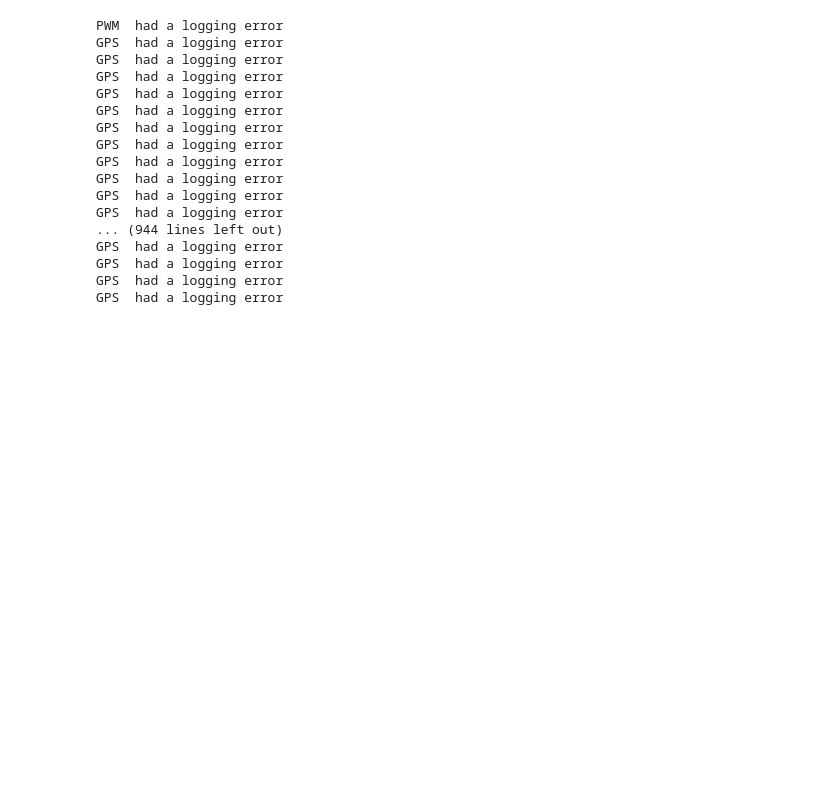
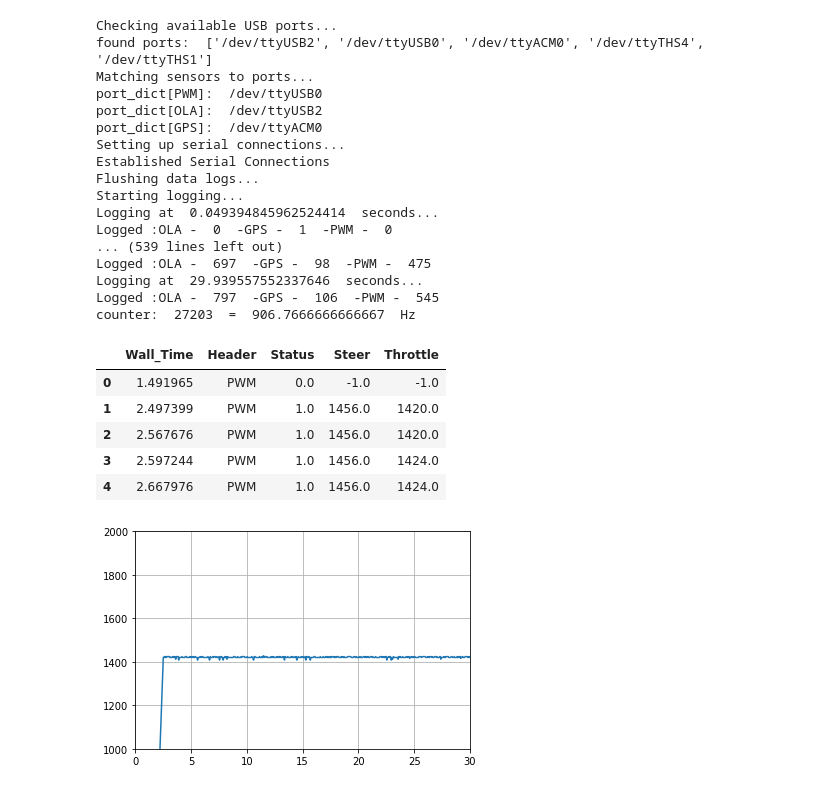
Before and after one commit to smithan7/not-so-dumb-rc-car, a Jupyter notebook: AutonomousCar/code/read_gps_and_aol.ipynb, the cells around one changed output. Cells and saved outputs as stored; diff of their text form; code cells hidden in the pictures; blank space fills up the shorter version.

Commit message:
saving test data from first drive

```diff
--- a/AutonomousCar/code/read_gps_and_aol.ipynb
+++ b/AutonomousCar/code/read_gps_and_aol.ipynb
@@ -359,15 +332,24 @@ b''
 # %%
-ola_log = Serial_Interface("OLA", ola_cols, ola_types, ola_proc_string, s_port='/dev/ttyUSB0')
-gps_log = Serial_Interface("GPS", gps_cols, gps_types, gps_proc_string, s_port='/dev/ttyACM1')
-pwm_log = Serial_Interface("PWM", pwm_cols, pwm_types, pwm_proc_string, s_port='/dev/ttyACM0')
+print("Checking available USB ports...")
+ports = get_serial_ports()
+print("found ports: ", ports)
+print("Matching sensors to ports...")
+port_dict = match_ports(ports)
 
+print("Setting up serial connections...")
+ola_log = Serial_Interface("OLA", ola_cols, ola_types, ola_proc_string, port_dict)
+gps_log = Serial_Interface("GPS", gps_cols, gps_types, gps_proc_string, port_dict)
+pwm_log = Serial_Interface("PWM", pwm_cols, pwm_types, pwm_proc_string, port_dict)
+print("Established Serial Connections")
+
+print("Flushing data logs...")
 ola_log.flush_logs()
 gps_log.flush_logs()
 pwm_log.flush_logs()
 
-
+print("Starting logging...")
 start = time.time()
-max_time = 20.0
+max_time = 300.0
 c_time = 0.0
 cnt = 0
 while c_time < max_time:
@@ -376,6 +358,9 @@ while c_time < max_time:
     ola_log.check_and_log(c_time)
     gps_log.check_and_log(c_time)
     pwm_log.check_and_log(c_time)
+    if cnt % 100 == 0:
+        print("Logging at ", c_time, " seconds...")
+        print("Logged :OLA - ", len(ola_log.df), " -GPS - ", len(gps_log.df), " -PWM - ", len(pwm_log.df))
 
 print("counter: ", cnt, " = ", cnt / max_time, " Hz")
 
@@ -383,20 +368,34 @@ ola_log.close_and_save()
 gps_log.close_and_save()
 pwm_log.close_and_save()
 # %% [output]
-PWM  had a logging error
-GPS  had a logging error
-GPS  had a logging error
-GPS  had a logging error
-GPS  had a logging error
-GPS  had a logging error
-GPS  had a logging error
-GPS  had a logging error
-GPS  had a logging error
-GPS  had a logging error
-GPS  had a logging error
-GPS  had a logging error
-... (944 lines left out)
-GPS  had a logging error
-GPS  had a logging error
-GPS  had a logging error
-GPS  had a logging error
+Checking available USB ports...
+found ports:  ['/dev/ttyUSB2', '/dev/ttyUSB0', '/dev/ttyACM0', '/dev/ttyTHS4', '/dev/ttyTHS1']
+Matching sensors to ports...
+port_dict[PWM]:  /dev/ttyUSB0
+port_dict[OLA]:  /dev/ttyUSB2
+port_dict[GPS]:  /dev/ttyACM0
+Setting up serial connections...
+Established Serial Connections
+Flushing data logs...
+Starting logging...
+Logging at  0.049394845962524414  seconds...
+Logged :OLA -  0  -GPS -  1  -PWM -  0
+... (539 lines left out)
+Logged :OLA -  697  -GPS -  98  -PWM -  475
+Logging at  29.939557552337646  seconds...
+Logged :OLA -  797  -GPS -  106  -PWM -  545
+counter:  27203  =  906.7666666666667  Hz
+# %%
+display(pwm_log.df.head())
+plt.plot(pwm_log.df['Wall_Time'], pwm_log.df['Throttle'])
+plt.grid()
+plt.axis([0, pwm_log.df['Wall_Time'].max(), 1000, 2000])
+plt.show()
+# %% [output]
+|  | Wall_Time | Header | Status | Steer | Throttle |
+| 0 | 1.491965 | PWM | 0.0 | -1.0 | -1.0 |
+| 1 | 2.497399 | PWM | 1.0 | 1456.0 | 1420.0 |
+| 2 | 2.567676 | PWM | 1.0 | 1456.0 | 1420.0 |
+| 3 | 2.597244 | PWM | 1.0 | 1456.0 | 1424.0 |
+| 4 | 2.667976 | PWM | 1.0 | 1456.0 | 1424.0 |
+[figure, added]
```
Also changed, not shown: parts of 12 cells of this notebook, 1 other file.
